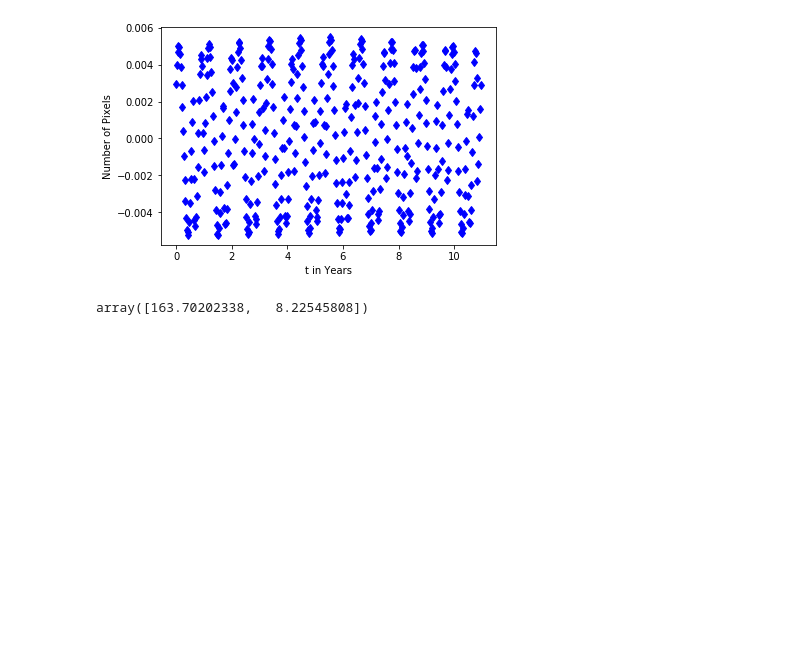
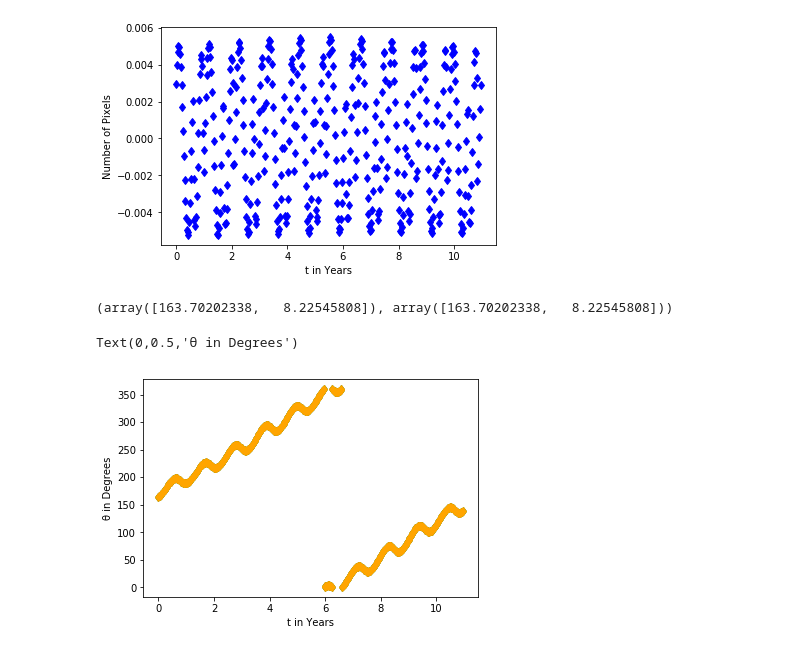
Before and after one commit to Alexandros101/Irregular-Satellites, a Jupyter notebook: SpiceKernel.ipynb, the cells around one changed output. Saved outputs shown, nothing was run; the diff lists cells and outputs as text; code cells hidden in the pictures; blank space fills up the shorter version.

Commit message:
Finished worked on RADEC

```diff
--- a/SpiceKernel.ipynb
+++ b/SpiceKernel.ipynb
@@ -80,9 +80,12 @@ def get_spice_function(name,cor,loc):
         """
 
         state,lighttime = spice.spkezr(name,t,'J2000',cor,loc)
+        pos,lighttime = spice.spkpos(name,t,'J2000',cor,loc)
+        range,ra,dec = spice.recrad(pos)
         xyz = np.array([state[0],state[1],state[2]])*6.68459e-9
         uvw = np.array([state[3],state[4],state[5]])*6.68459e-9
-        return xyz,uvw
+        radec = np.array([ra,dec])
+        return xyz,uvw,radec*180/np.pi
     return get_target_xyz
 # %%
 def LT(t, obsxyz, func):
@@ -280,6 +283,29 @@ def CordConv2(xyz,ts):
 ts = 140961664.18440723
 get_jup = get_spice_function('5',"LT","EARTH")
 exyz = get_jup(ts)
-CordConv2(exyz[0],ts)
+CordConv2(exyz[0],ts),exyz[2]
 # %% [output]
-array([163.70202338,   8.22545808])
+(array([163.70202338,   8.22545808]), array([163.70202338,   8.22545808]))
+# %%
+mRA = []
+mDEC = []
+aRA = []
+aDEC = []
+for i in range(0,400):
+    ts = 140961664.18440723 + 10*i*3600*24
+    get_jup = get_spice_function('5',"LT","EARTH")
+    exyz = get_jup(ts)
+    aRA.append(exyz[2][0])
+    aDEC.append(exyz[2][1])
+    myradec = CordConv2(exyz[0],ts)
+    mRA.append(myradec[0])
+    mDEC.append(myradec[1])
+# %%
+x = np.linspace(0,400,400)
+plt.plot(x*10/365.25,mRA,"d",color = "green")
+plt.plot(x*10/365.25,aRA,"d",color = "orange")
+plt.xlabel("t in Years")
+plt.ylabel("θ in Degrees")
+# %% [output]
+Text(0,0.5,'θ in Degrees')
+[figure, added]
```
Also changed, not shown: parts of 3 cells of this notebook, 1 other file.
